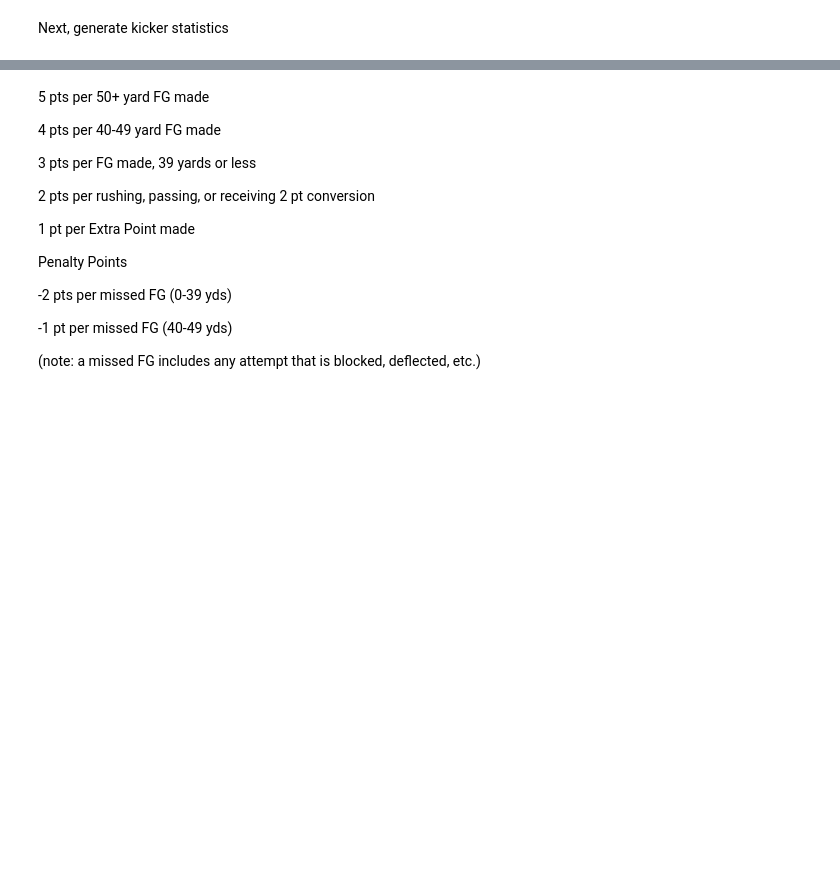
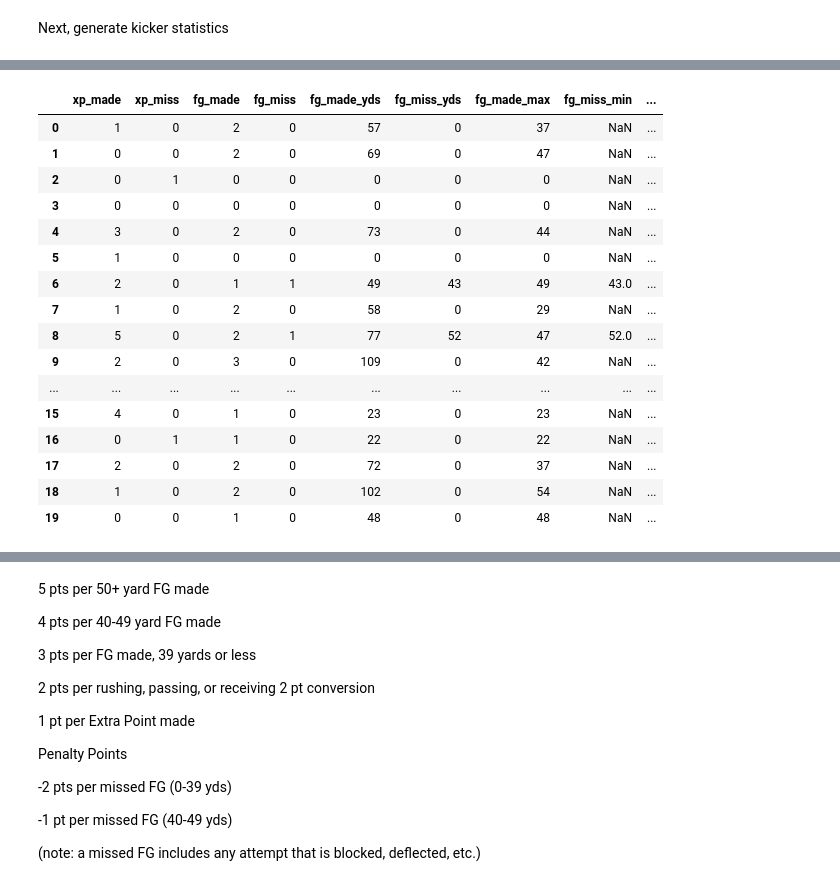
Before and after one commit to markertsean/Fantasy_Football, a Jupyter notebook: exploration/K.ipynb, the cells around one changed output, grey strips where cells are left out. Saved outputs shown, nothing was run; the diff lists cells and outputs as text; code cells hidden in the pictures; blank space fills up the shorter version.

```diff
--- a/exploration/K.ipynb
+++ b/exploration/K.ipynb
@@ -193,0 +243,20 @@ all_kicker_data.head(20)
+# %%
+foo.head(20)
+# %% [output]
+|  | xp_made | xp_miss | fg_made | fg_miss | fg_made_yds | fg_miss_yds | fg_made_max | fg_miss_min | ... |
+| 0 | 1 | 0 | 2 | 0 | 57 | 0 | 37 | NaN | ... |
+| 1 | 0 | 0 | 2 | 0 | 69 | 0 | 47 | NaN | ... |
+| 2 | 0 | 1 | 0 | 0 | 0 | 0 | 0 | NaN | ... |
+| 3 | 0 | 0 | 0 | 0 | 0 | 0 | 0 | NaN | ... |
+| 4 | 3 | 0 | 2 | 0 | 73 | 0 | 44 | NaN | ... |
+| 5 | 1 | 0 | 0 | 0 | 0 | 0 | 0 | NaN | ... |
+| 6 | 2 | 0 | 1 | 1 | 49 | 43 | 49 | 43.0 | ... |
+| 7 | 1 | 0 | 2 | 0 | 58 | 0 | 29 | NaN | ... |
+| 8 | 5 | 0 | 2 | 1 | 77 | 52 | 47 | 52.0 | ... |
+| 9 | 2 | 0 | 3 | 0 | 109 | 0 | 42 | NaN | ... |
+| ... | ... | ... | ... | ... | ... | ... | ... | ... | ... |
+| 15 | 4 | 0 | 1 | 0 | 23 | 0 | 23 | NaN | ... |
+| 16 | 0 | 1 | 1 | 0 | 22 | 0 | 22 | NaN | ... |
+| 17 | 2 | 0 | 2 | 0 | 72 | 0 | 37 | NaN | ... |
+| 18 | 1 | 0 | 2 | 0 | 102 | 0 | 54 | NaN | ... |
+| 19 | 0 | 0 | 1 | 0 | 48 | 0 | 48 | NaN | ... |
```
Also changed, not shown: parts of 8 cells of this notebook, 3 other files.
